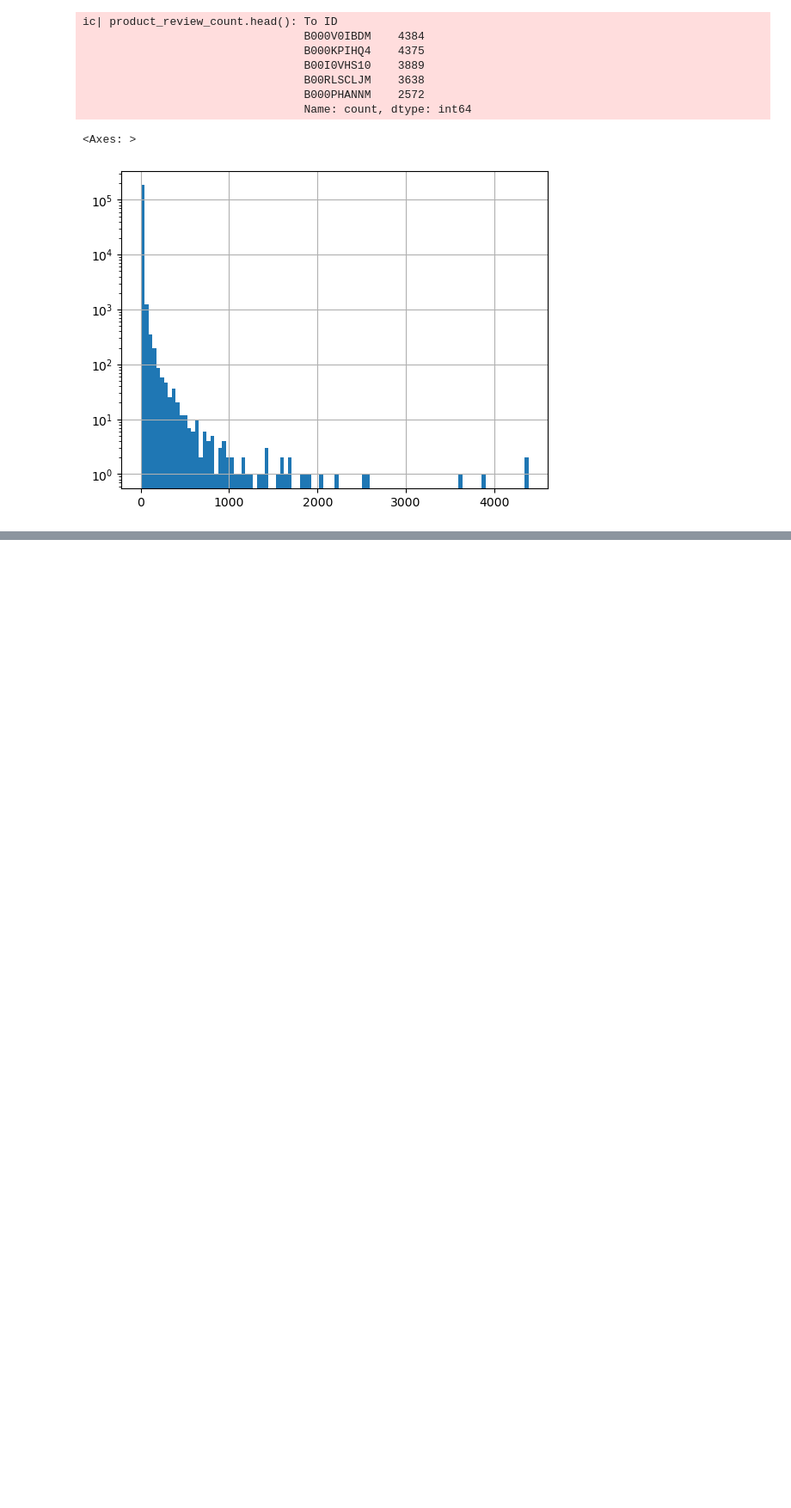
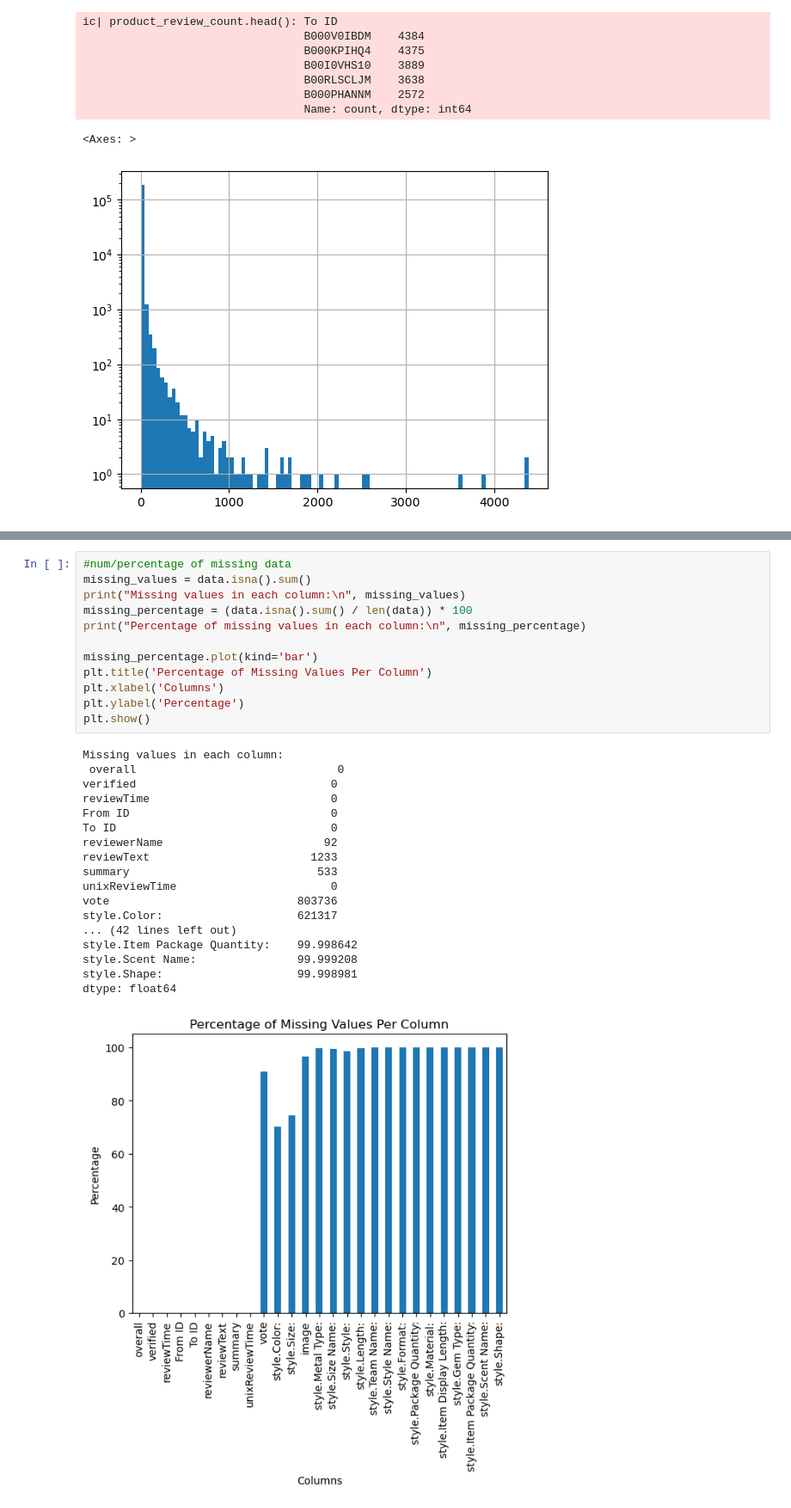
Before and after one commit to Atahanak/models-for-relational-multimodal-data, a Jupyter notebook: data/amazon-review-v2.ipynb, the cells around one changed output, grey strips where cells are left out. Shown at 86% size. Saved outputs shown, nothing was run; the diff lists cells and outputs as text; blank space fills up the shorter version.

```diff
--- a/data/amazon-review-v2.ipynb
+++ b/data/amazon-review-v2.ipynb
@@ -178,3 +195,34 @@ ic| product_review_count.head(): To ID
+# %%
+#num/percentage of missing data
+missing_values = data.isna().sum()
+print("Missing values in each column:\n", missing_values)
+missing_percentage = (data.isna().sum() / len(data)) * 100
+print("Percentage of missing values in each column:\n", missing_percentage)
+
+missing_percentage.plot(kind='bar')
+plt.title('Percentage of Missing Values Per Column')
+plt.xlabel('Columns')
+plt.ylabel('Percentage')
+plt.show()
+# %% [output]
+Missing values in each column:
+ overall                              0
+verified                             0
+reviewTime                           0
+From ID                              0
+To ID                                0
+reviewerName                        92
+reviewText                        1233
+summary                            533
+unixReviewTime                       0
+vote                            803736
+style.Color:                    621317
+... (42 lines left out)
+style.Item Package Quantity:    99.998642
+style.Scent Name:               99.999208
+style.Shape:                    99.998981
+dtype: float64
+[figure, added]
 # %%
 import torch
 from torch_geometric.data import Data
```
Also changed, not shown: parts of 3 cells of this notebook, 1 other file.
